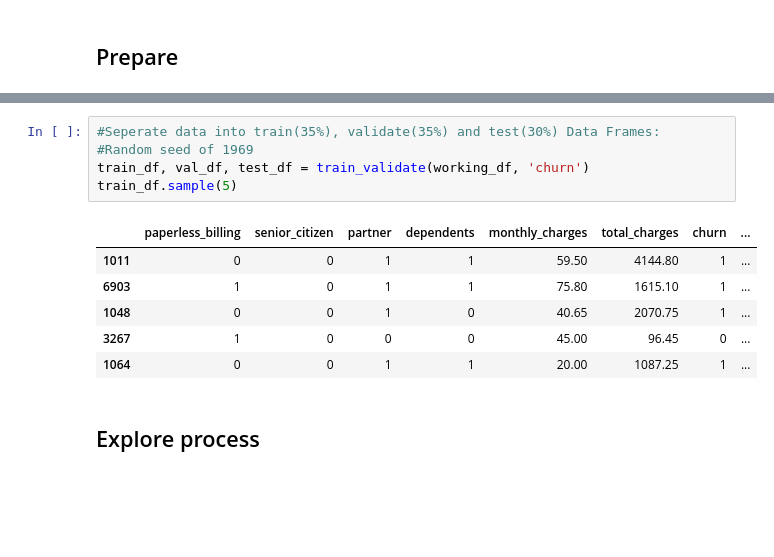
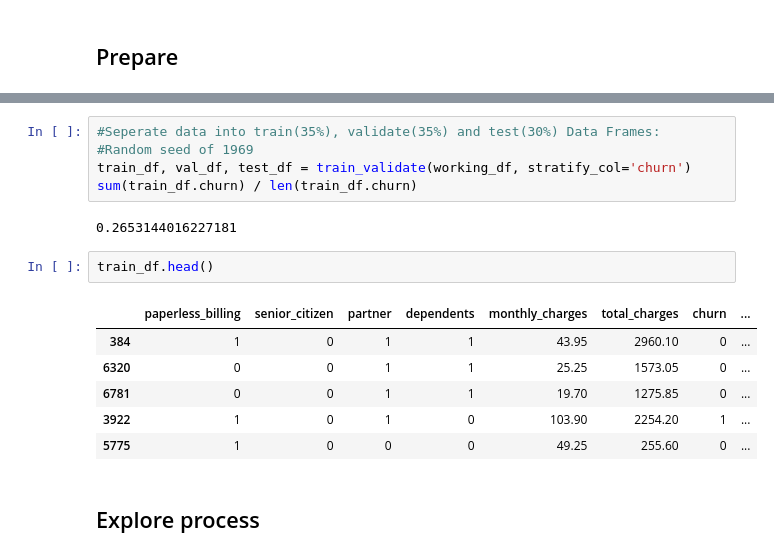
Before and after one commit to JoshuaHolt-Tech/classification_project, a Jupyter notebook: working_notebook.ipynb, the cells around one changed output, grey strips where cells are left out. Drawn from its saved outputs; the diff is of its cells as text; blank space fills up the shorter version.

```diff
--- a/working_notebook.ipynb
+++ b/working_notebook.ipynb
@@ -77,14 +72,18 @@ working_df.head()
 # %%
 #Seperate data into train(35%), validate(35%) and test(30%) Data Frames:
 #Random seed of 1969
-train_df, val_df, test_df = train_validate(working_df, 'churn')
-train_df.sample(5)
+train_df, val_df, test_df = train_validate(working_df, stratify_col='churn')
+sum(train_df.churn) / len(train_df.churn)
 # %% [output]
-|  | paperless_billing | senior_citizen | partner | dependents | monthly_charges | total_charges | churn | ... |
-| 1011 | 0 | 0 | 1 | 1 | 59.50 | 4144.80 | 1 | ... |
-| 6903 | 1 | 0 | 1 | 1 | 75.80 | 1615.10 | 1 | ... |
-| 1048 | 0 | 0 | 1 | 0 | 40.65 | 2070.75 | 1 | ... |
-| 3267 | 1 | 0 | 0 | 0 | 45.00 | 96.45 | 0 | ... |
-| 1064 | 0 | 0 | 1 | 1 | 20.00 | 1087.25 | 1 | ... |
+0.2653144016227181
+# %%
+train_df.head()
+# %% [output]
+|  | paperless_billing | senior_citizen | partner | dependents | monthly_charges | total_charges | churn | ... |
+| 384 | 1 | 0 | 1 | 1 | 43.95 | 2960.10 | 0 | ... |
+| 6320 | 0 | 0 | 1 | 1 | 25.25 | 1573.05 | 0 | ... |
+| 6781 | 0 | 0 | 1 | 1 | 19.70 | 1275.85 | 0 | ... |
+| 3922 | 1 | 0 | 1 | 0 | 103.90 | 2254.20 | 1 | ... |
+| 5775 | 1 | 0 | 0 | 0 | 49.25 | 255.60 | 0 | ... |
 # %% [markdown]
 ## Explore process <a class="anchor" id="explore1"></a>
```
Also changed, not shown: parts of 11 cells of this notebook, 1 other file.
